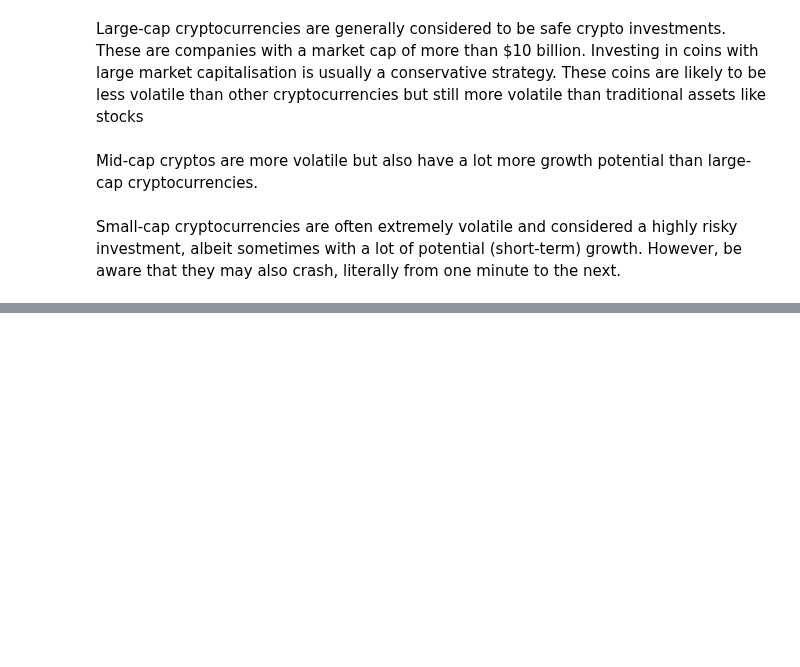
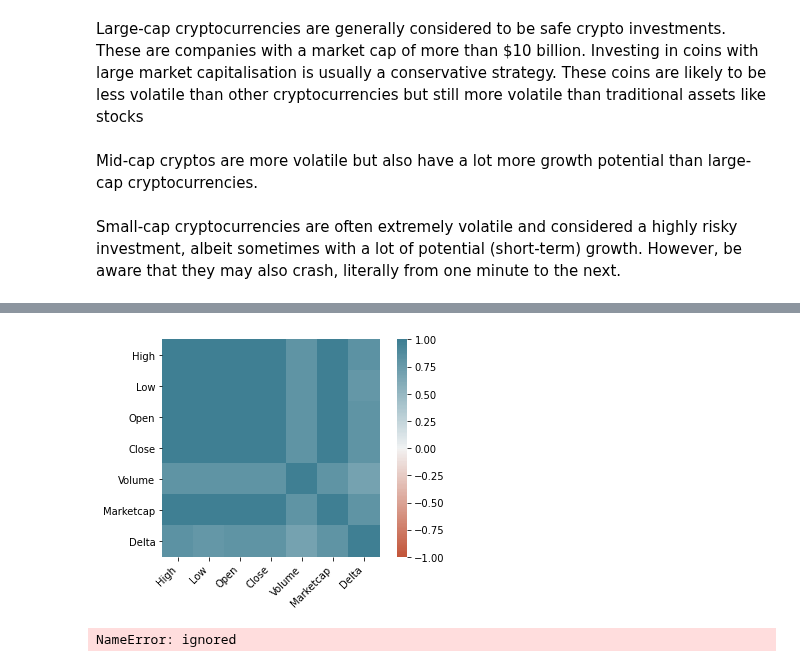
Before and after one commit to DSEI21000-S21/project-altcoinpriceprediction, a Jupyter notebook: amicha/Bitcoin_analysis.ipynb, the cells around one changed output, grey strips where cells are left out. Drawn from its saved outputs; the diff is of its cells as text; code cells hidden in the pictures; blank space fills up the shorter version.

```diff
--- a/amicha/Bitcoin_analysis.ipynb
+++ b/amicha/Bitcoin_analysis.ipynb
@@ -133,0 +182,35 @@ data.corr()
+# %%
+
+# Step 0 - Read the dataset, calculate column correlations and make a seaborn heatmap
+
+corr = data.drop('SNo',1).corr()
+ax = sns.heatmap(
+    corr,
+    vmin=-1, vmax=1, center=0,
+    cmap=sns.diverging_palette(20, 220, n=200),
+    square=True
+)
+ax.set_xticklabels(
+    ax.get_xticklabels(),
+    rotation=45,
+    horizontalalignment='right'
+);
+# %% [output]
+[figure, added]
+# %%
+def train_test_split(df, test_size=0.2):
+    split_row = len(df) - int(test_size * len(df))
+    train_data = df.iloc[:split_row]
+    test_data = df.iloc[split_row:]
+    return train_data, test_data
+train, test = train_test_split(data, test_size=0.2)
+def line_plot(line1, line2, label1=None, label2=None, title='', lw=2):
+    fig, ax = plt.subplots(1, figsize=(13, 7))
+    ax.plot(line1, label=label1, linewidth=lw)
+    ax.plot(line2, label=label2, linewidth=lw)
+    ax.set_ylabel('price [CAD]', fontsize=14)
+    ax.set_title(title, fontsize=16)
+    ax.legend(loc='best', fontsize=16)
+line_plot(train[target_col], test[target_col], 'training', 'test', title='')
+# %% [output]
+NameError: ignored
```
Also changed, not shown: parts of 19 cells of this notebook.
